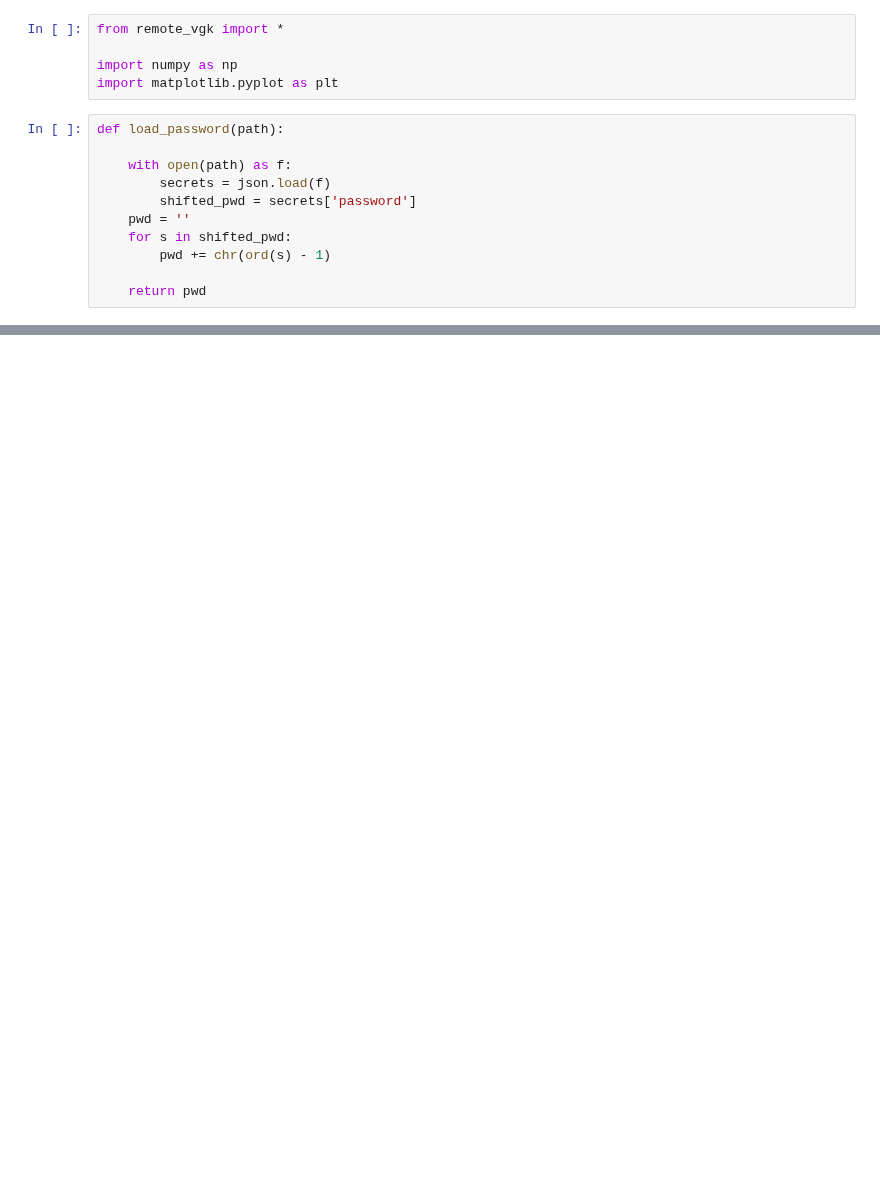
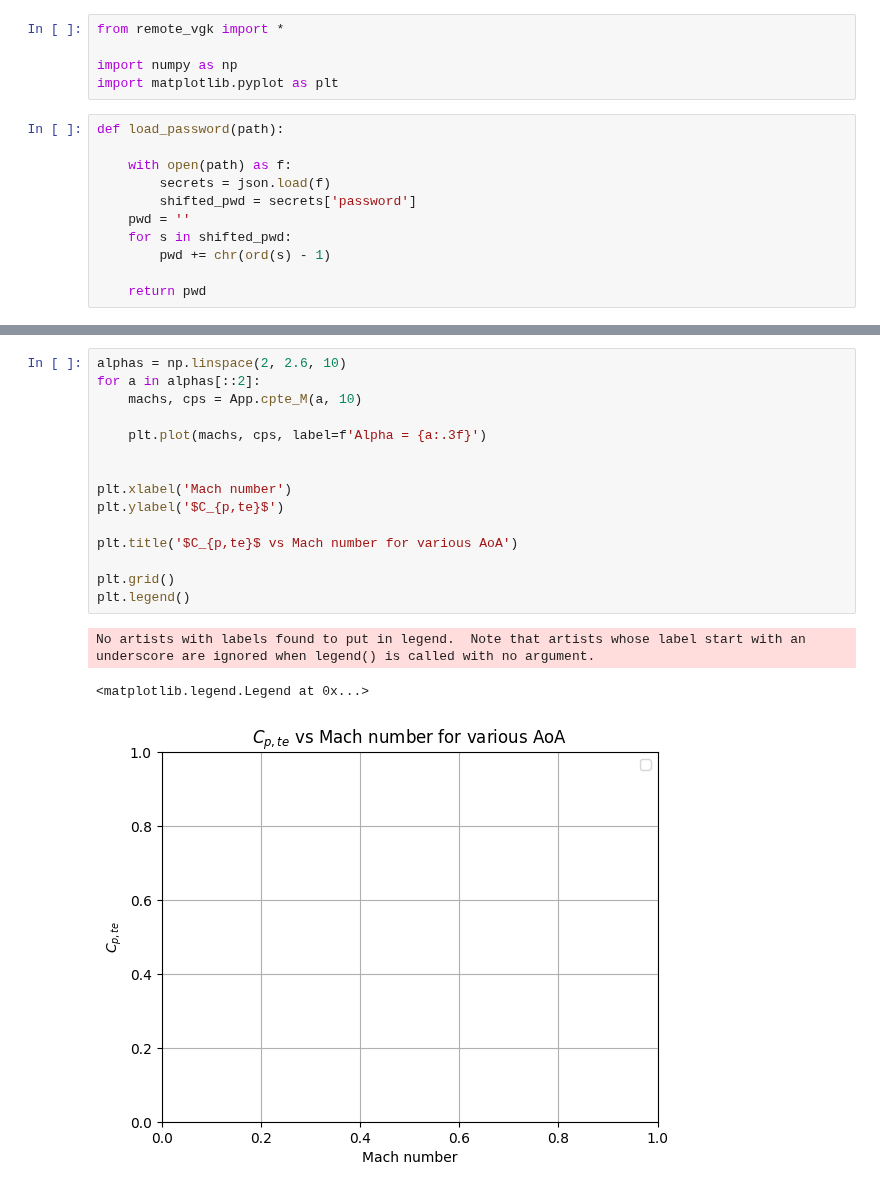
Before and after one commit to lpender3672/MEng-CW, a Jupyter notebook: IIB/4A7/transonic_wing/plot_cpte_vs_alpha.ipynb, the cells around one changed output, grey strips where cells are left out. Cells and saved outputs as stored; diff of their text form; blank space fills up the shorter version.

```diff
--- a/IIB/4A7/transonic_wing/plot_cpte_vs_alpha.ipynb
+++ b/IIB/4A7/transonic_wing/plot_cpte_vs_alpha.ipynb
@@ -109,0 +134,19 @@ No artists with labels found to put in legend.  Note that artists whose label st
+# %%
+alphas = np.linspace(2, 2.6, 10)
+for a in alphas[::2]:
+    machs, cps = App.cpte_M(a, 10)
+
+    plt.plot(machs, cps, label=f'Alpha = {a:.3f}')
+
+
+plt.xlabel('Mach number')
+plt.ylabel('$C_{p,te}$')
+
+plt.title('$C_{p,te}$ vs Mach number for various AoA')
+
+plt.grid()
+plt.legend()
+# %% [output]
+No artists with labels found to put in legend.  Note that artists whose label start with an underscore are ignored when legend() is called with no argument.
+<matplotlib.legend.Legend at 0x...>
+[figure, added]
```
Also changed, not shown: parts of 5 cells of this notebook, 10 other files.
